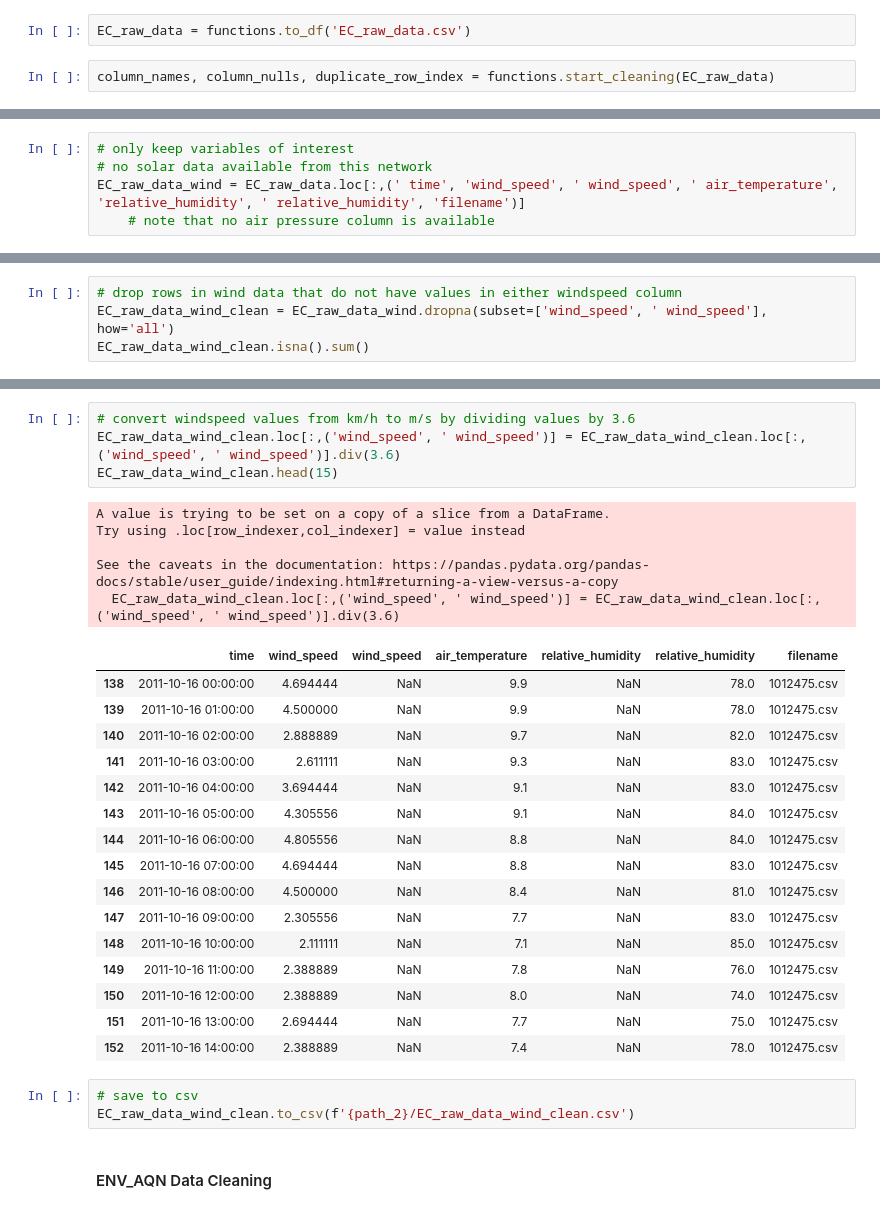
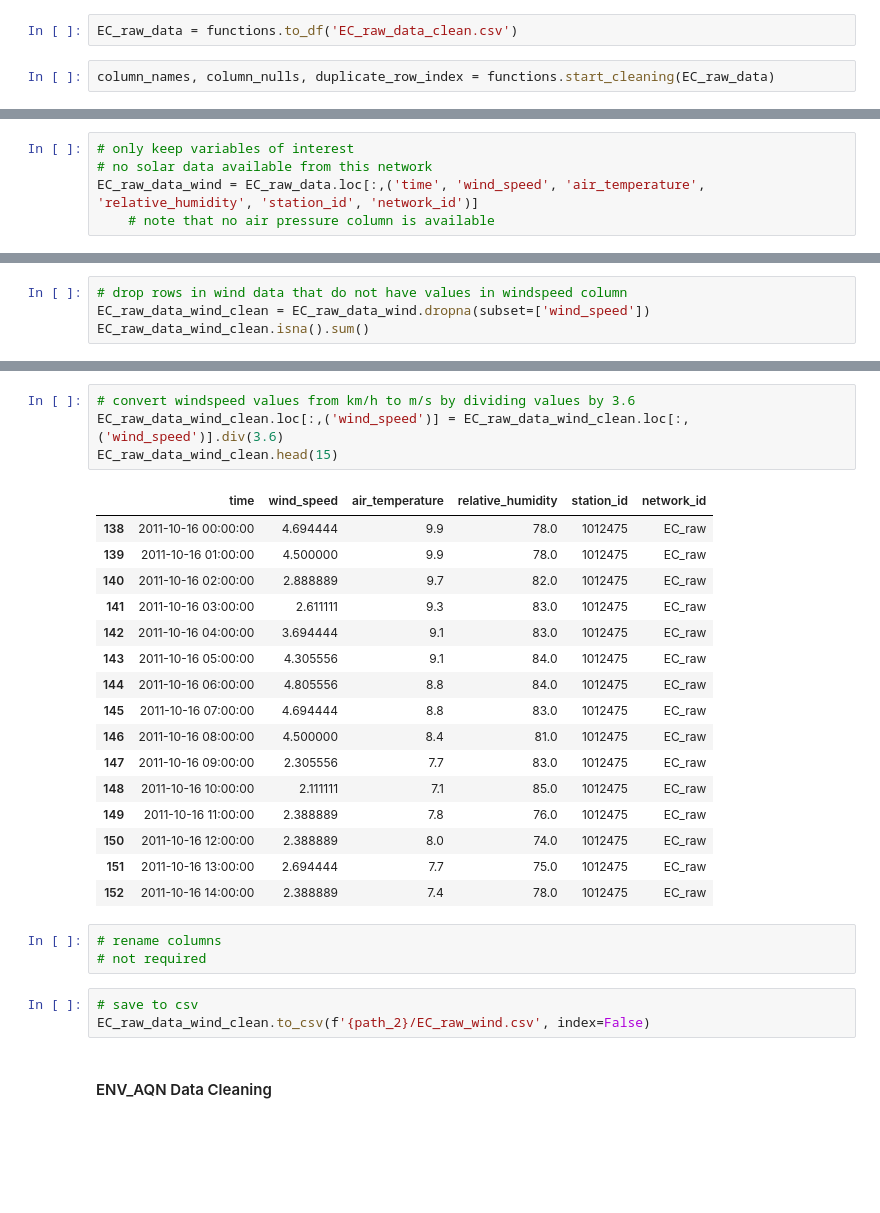
Before and after one commit to madiwiebe/LHL_Capstone_Project, a Jupyter notebook: notebooks/cleaning_data.ipynb, the cells around one changed output, grey strips where cells are left out. Cells and saved outputs as stored; diff of their text form; blank space fills up the shorter version.

```diff
--- a/notebooks/cleaning_data.ipynb
+++ b/notebooks/cleaning_data.ipynb
@@ -260,7 +285,7 @@ CRD_data_wind_clean.to_csv(f'{path_2}/CRD_data_wind_clean.csv')
 # %% [markdown]
 #### EC_raw Data Cleaning
 # %%
-EC_raw_data = functions.to_df('EC_raw_data.csv')
+EC_raw_data = functions.to_df('EC_raw_data_clean.csv')
 # %%
 column_names, column_nulls, duplicate_row_index = functions.start_cleaning(EC_raw_data)
 # %%
@@ -288,7 +315,7 @@ duplicate rows: Int64Index([], dtype='int64')
 # %%
 # only keep variables of interest
 # no solar data available from this network
-EC_raw_data_wind = EC_raw_data.loc[:,(' time', 'wind_speed', ' wind_speed', ' air_temperature', 'relative_humidity', ' relative_humidity', 'filename')]
+EC_raw_data_wind = EC_raw_data.loc[:,('time', 'wind_speed', 'air_temperature', 'relative_humidity', 'station_id', 'network_id')]
     # note that no air pressure column is available
 # %%
 # count null values in wind data
@@ -304,6 +330,6 @@ filename                     0
 dtype: int64
 # %%
-# drop rows in wind data that do not have values in either windspeed column
-EC_raw_data_wind_clean = EC_raw_data_wind.dropna(subset=['wind_speed', ' wind_speed'], how='all')
+# drop rows in wind data that do not have values in windspeed column
+EC_raw_data_wind_clean = EC_raw_data_wind.dropna(subset=['wind_speed'])
 EC_raw_data_wind_clean.isna().sum()
 # %% [output]
@@ -337,32 +364,30 @@ EC_raw_data_wind_clean.head(15)
 # %%
 # convert windspeed values from km/h to m/s by dividing values by 3.6
-EC_raw_data_wind_clean.loc[:,('wind_speed', ' wind_speed')] = EC_raw_data_wind_clean.loc[:,('wind_speed', ' wind_speed')].div(3.6)
+EC_raw_data_wind_clean.loc[:,('wind_speed')] = EC_raw_data_wind_clean.loc[:,('wind_speed')].div(3.6)
 EC_raw_data_wind_clean.head(15)
 # %% [output]
-A value is trying to be set on a copy of a slice from a DataFrame.
-Try using .loc[row_indexer,col_indexer] = value instead
-
-See the caveats in the documentation: https://pandas.pydata.org/pandas-docs/stable/user_guide/indexing.html#returning-a-view-versus-a-copy
-  EC_raw_data_wind_clean.loc[:,('wind_speed', ' wind_speed')] = EC_raw_data_wind_clean.loc[:,('wind_speed', ' wind_speed')].div(3.6)
-|  | time | wind_speed | wind_speed | air_temperature | relative_humidity | relative_humidity | filename |
-| 138 | 2011-10-16 00:00:00 | 4.694444 | NaN | 9.9 | NaN | 78.0 | 1012475.csv |
-| 139 | 2011-10-16 01:00:00 | 4.500000 | NaN | 9.9 | NaN | 78.0 | 1012475.csv |
-| 140 | 2011-10-16 02:00:00 | 2.888889 | NaN | 9.7 | NaN | 82.0 | 1012475.csv |
-| 141 | 2011-10-16 03:00:00 | 2.611111 | NaN | 9.3 | NaN | 83.0 | 1012475.csv |
-| 142 | 2011-10-16 04:00:00 | 3.694444 | NaN | 9.1 | NaN | 83.0 | 1012475.csv |
-| 143 | 2011-10-16 05:00:00 | 4.305556 | NaN | 9.1 | NaN | 84.0 | 1012475.csv |
-| 144 | 2011-10-16 06:00:00 | 4.805556 | NaN | 8.8 | NaN | 84.0 | 1012475.csv |
-| 145 | 2011-10-16 07:00:00 | 4.694444 | NaN | 8.8 | NaN | 83.0 | 1012475.csv |
-| 146 | 2011-10-16 08:00:00 | 4.500000 | NaN | 8.4 | NaN | 81.0 | 1012475.csv |
-| 147 | 2011-10-16 09:00:00 | 2.305556 | NaN | 7.7 | NaN | 83.0 | 1012475.csv |
-| 148 | 2011-10-16 10:00:00 | 2.111111 | NaN | 7.1 | NaN | 85.0 | 1012475.csv |
-| 149 | 2011-10-16 11:00:00 | 2.388889 | NaN | 7.8 | NaN | 76.0 | 1012475.csv |
-| 150 | 2011-10-16 12:00:00 | 2.388889 | NaN | 8.0 | NaN | 74.0 | 1012475.csv |
-| 151 | 2011-10-16 13:00:00 | 2.694444 | NaN | 7.7 | NaN | 75.0 | 1012475.csv |
-| 152 | 2011-10-16 14:00:00 | 2.388889 | NaN | 7.4 | NaN | 78.0 | 1012475.csv |
+|  | time | wind_speed | air_temperature | relative_humidity | station_id | network_id |
+| 138 | 2011-10-16 00:00:00 | 4.694444 | 9.9 | 78.0 | 1012475 | EC_raw |
+| 139 | 2011-10-16 01:00:00 | 4.500000 | 9.9 | 78.0 | 1012475 | EC_raw |
+| 140 | 2011-10-16 02:00:00 | 2.888889 | 9.7 | 82.0 | 1012475 | EC_raw |
+| 141 | 2011-10-16 03:00:00 | 2.611111 | 9.3 | 83.0 | 1012475 | EC_raw |
+| 142 | 2011-10-16 04:00:00 | 3.694444 | 9.1 | 83.0 | 1012475 | EC_raw |
+| 143 | 2011-10-16 05:00:00 | 4.305556 | 9.1 | 84.0 | 1012475 | EC_raw |
+| 144 | 2011-10-16 06:00:00 | 4.805556 | 8.8 | 84.0 | 1012475 | EC_raw |
+| 145 | 2011-10-16 07:00:00 | 4.694444 | 8.8 | 83.0 | 1012475 | EC_raw |
+| 146 | 2011-10-16 08:00:00 | 4.500000 | 8.4 | 81.0 | 1012475 | EC_raw |
+| 147 | 2011-10-16 09:00:00 | 2.305556 | 7.7 | 83.0 | 1012475 | EC_raw |
+| 148 | 2011-10-16 10:00:00 | 2.111111 | 7.1 | 85.0 | 1012475 | EC_raw |
+| 149 | 2011-10-16 11:00:00 | 2.388889 | 7.8 | 76.0 | 1012475 | EC_raw |
+| 150 | 2011-10-16 12:00:00 | 2.388889 | 8.0 | 74.0 | 1012475 | EC_raw |
+| 151 | 2011-10-16 13:00:00 | 2.694444 | 7.7 | 75.0 | 1012475 | EC_raw |
+| 152 | 2011-10-16 14:00:00 | 2.388889 | 7.4 | 78.0 | 1012475 | EC_raw |
+# %%
+# rename columns
+# not required
 # %%
 # save to csv
-EC_raw_data_wind_clean.to_csv(f'{path_2}/EC_raw_data_wind_clean.csv')
+EC_raw_data_wind_clean.to_csv(f'{path_2}/EC_raw_wind.csv', index=False)
 # %% [markdown]
 #### ENV_AQN Data Cleaning
 # %%
```
Also changed, not shown: parts of 121 cells of this notebook, 5 other files.
